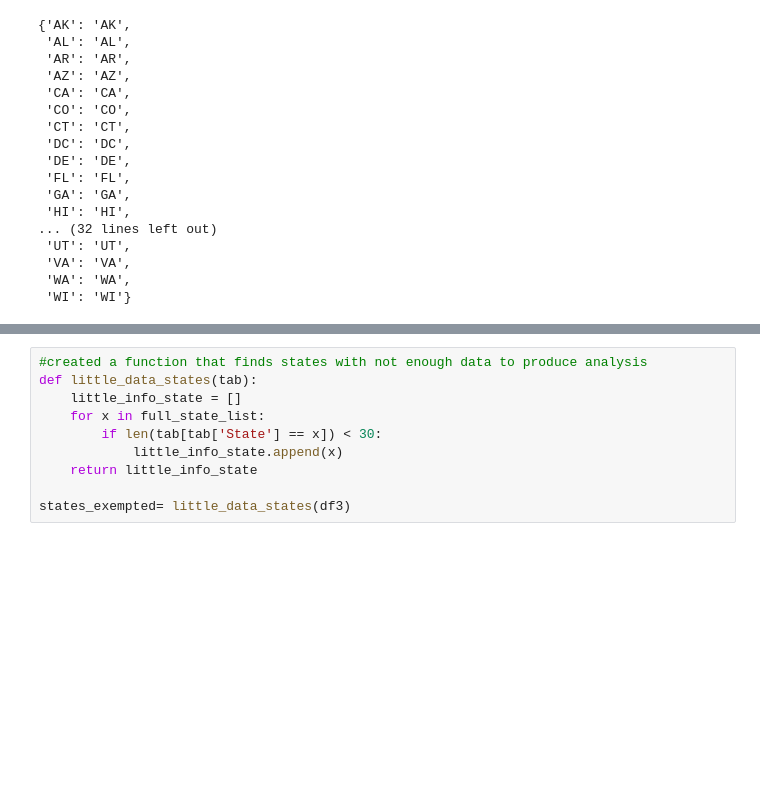
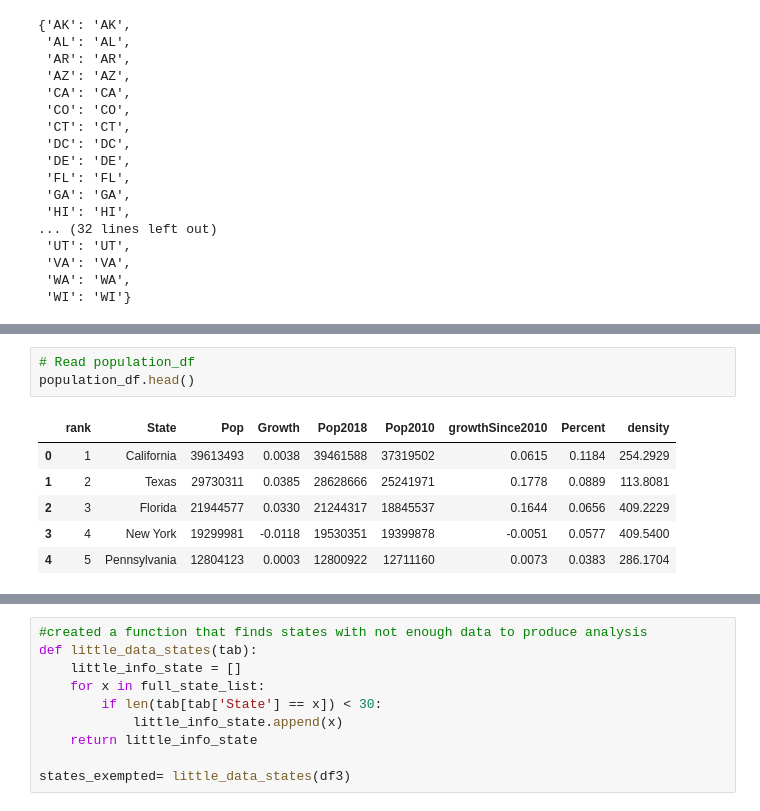
Before and after one commit to StockJanitor/CIS41_Project, a Jupyter notebook: CIS41_Project.ipynb, the cells around one changed output, grey strips where cells are left out. Saved outputs shown, nothing was run; the diff lists cells and outputs as text; blank space fills up the shorter version.

Commit message:
population df cleaned

```diff
--- a/CIS41_Project.ipynb
+++ b/CIS41_Project.ipynb
@@ -239,0 +246,10 @@ gdp_df
+# %%
+# Read population_df
+population_df.head()
+# %% [output]
+|  | rank | State | Pop | Growth | Pop2018 | Pop2010 | growthSince2010 | Percent | density |
+| 0 | 1 | California | 39613493 | 0.0038 | 39461588 | 37319502 | 0.0615 | 0.1184 | 254.2929 |
+| 1 | 2 | Texas | 29730311 | 0.0385 | 28628666 | 25241971 | 0.1778 | 0.0889 | 113.8081 |
+| 2 | 3 | Florida | 21944577 | 0.0330 | 21244317 | 18845537 | 0.1644 | 0.0656 | 409.2229 |
+| 3 | 4 | New York | 19299981 | -0.0118 | 19530351 | 19399878 | -0.0051 | 0.0577 | 409.5400 |
+| 4 | 5 | Pennsylvania | 12804123 | 0.0003 | 12800922 | 12711160 | 0.0073 | 0.0383 | 286.1704 |
```
Also changed, not shown: parts of 8 cells of this notebook.
